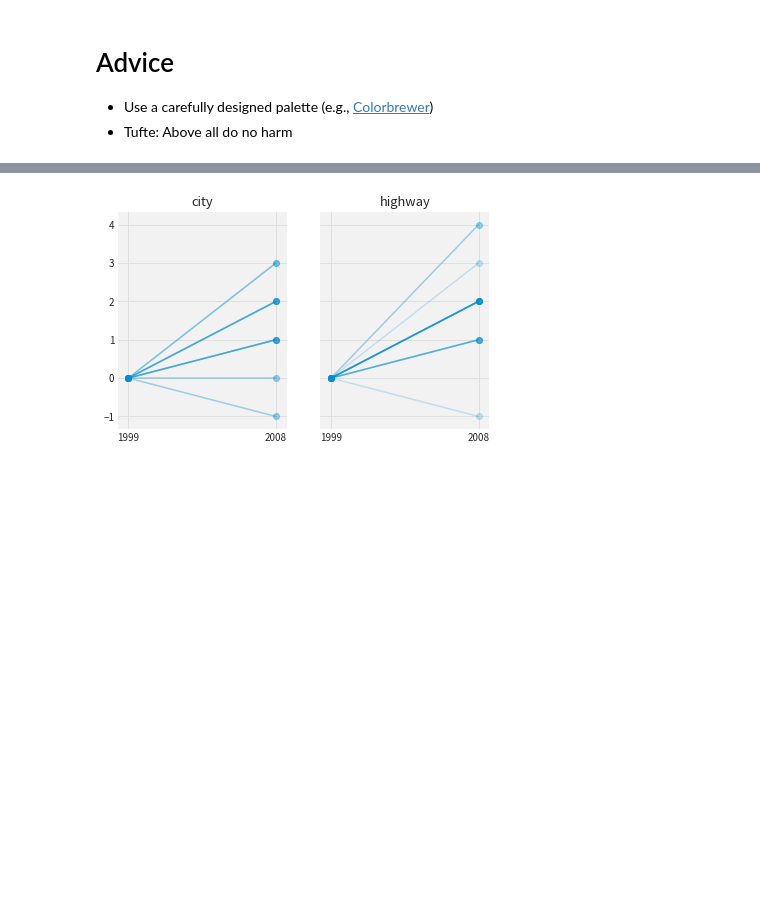
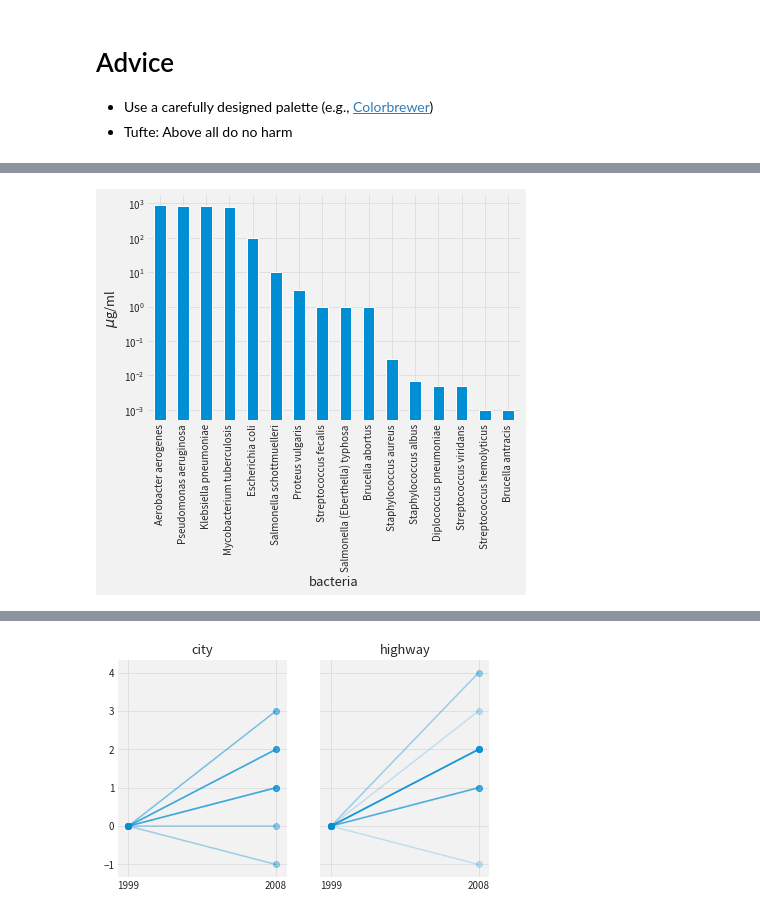
Before and after one commit to ciyer/intro-data-viz, a Jupyter notebook: part1.ipynb, the cells around one changed output, grey strips where cells are left out. Drawn from its saved outputs; the diff is of its cells as text; code cells hidden in the pictures; blank space fills up the shorter version.

```diff
--- a/part1.ipynb
+++ b/part1.ipynb
@@ -557,0 +579,6 @@ Convert the fuel data for cars in both periods to percentages.
+# %%
+ser = df['penicillin'].sort_values(ascending=False)
+ax = ser.plot.bar(logy=True)
+ax.set_ylabel('$\mu$g/ml');
+# %% [output]
+[figure, added]
```
Also changed, not shown: parts of 10 cells of this notebook, 2 other files.
